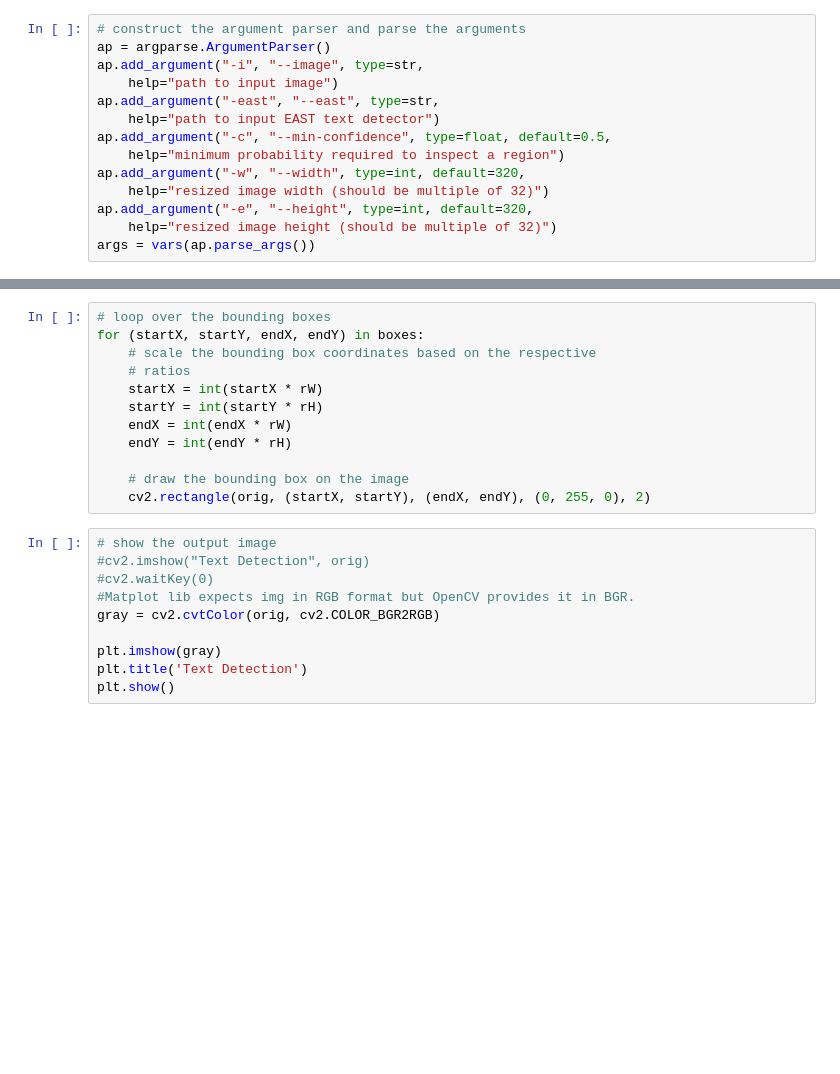
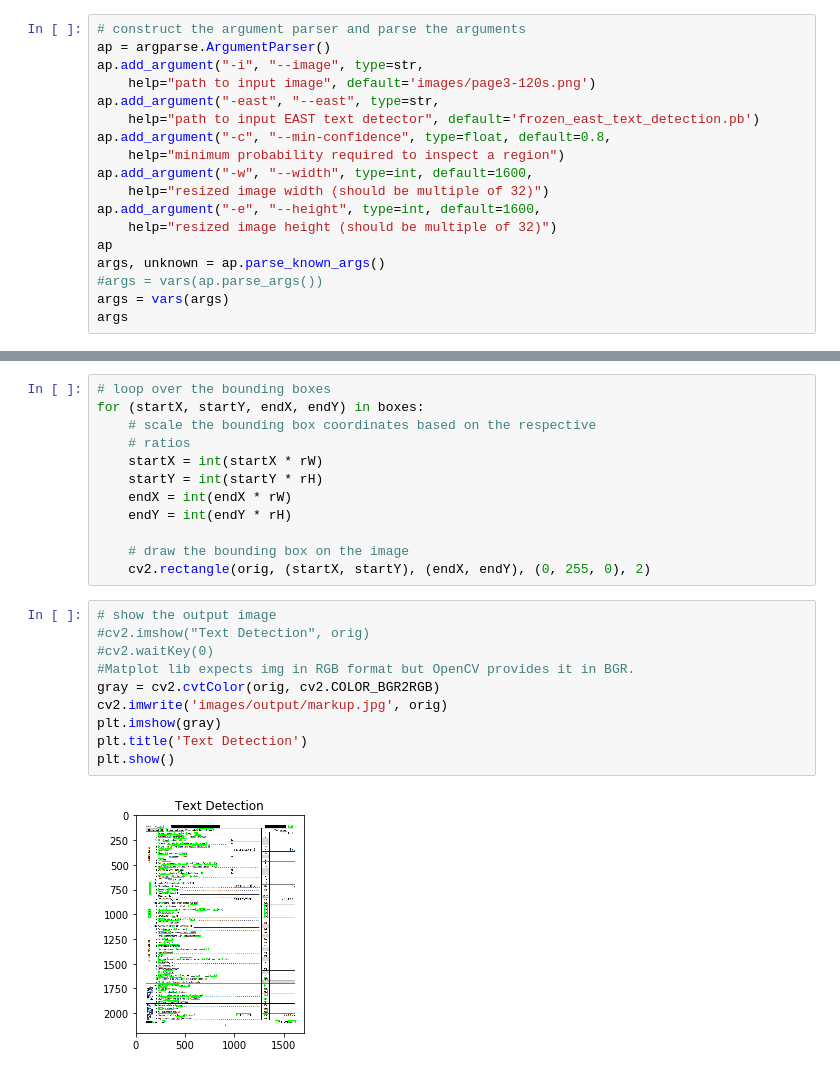
Before and after one commit to joshjdogg/opencv-text-detect, a Jupyter notebook: text-detection.ipynb, the cells around one changed output, grey strips where cells are left out. Saved outputs shown, nothing was run; the diff lists cells and outputs as text; blank space fills up the shorter version.

```diff
--- a/text-detection.ipynb
+++ b/text-detection.ipynb
@@ -12,13 +10,17 @@ import cv2
 # construct the argument parser and parse the arguments
 ap = argparse.ArgumentParser()
 ap.add_argument("-i", "--image", type=str,
-	help="path to input image")
+	help="path to input image", default='images/page3-120s.png')
 ap.add_argument("-east", "--east", type=str,
-	help="path to input EAST text detector")
-ap.add_argument("-c", "--min-confidence", type=float, default=0.5,
+	help="path to input EAST text detector", default='frozen_east_text_detection.pb')
+ap.add_argument("-c", "--min-confidence", type=float, default=0.8,
 	help="minimum probability required to inspect a region")
-ap.add_argument("-w", "--width", type=int, default=320,
+ap.add_argument("-w", "--width", type=int, default=1600,
 	help="resized image width (should be multiple of 32)")
-ap.add_argument("-e", "--height", type=int, default=320,
+ap.add_argument("-e", "--height", type=int, default=1600,
 	help="resized image height (should be multiple of 32)")
-args = vars(ap.parse_args())
+ap
+args, unknown = ap.parse_known_args()
+#args = vars(ap.parse_args())
+args = vars(args)
+args
@@ -130,10 +168,12 @@ for (startX, startY, endX, endY) in boxes:
 # %%
 # show the output image
 #cv2.imshow("Text Detection", orig)
 #cv2.waitKey(0)
 #Matplot lib expects img in RGB format but OpenCV provides it in BGR.
 gray = cv2.cvtColor(orig, cv2.COLOR_BGR2RGB)
-
+cv2.imwrite('images/output/markup.jpg', orig)
 plt.imshow(gray)
 plt.title('Text Detection')
 plt.show()
+# %% [output]
+[figure, added]
```
Also changed, not shown: parts of 7 cells of this notebook, 2 other files.
